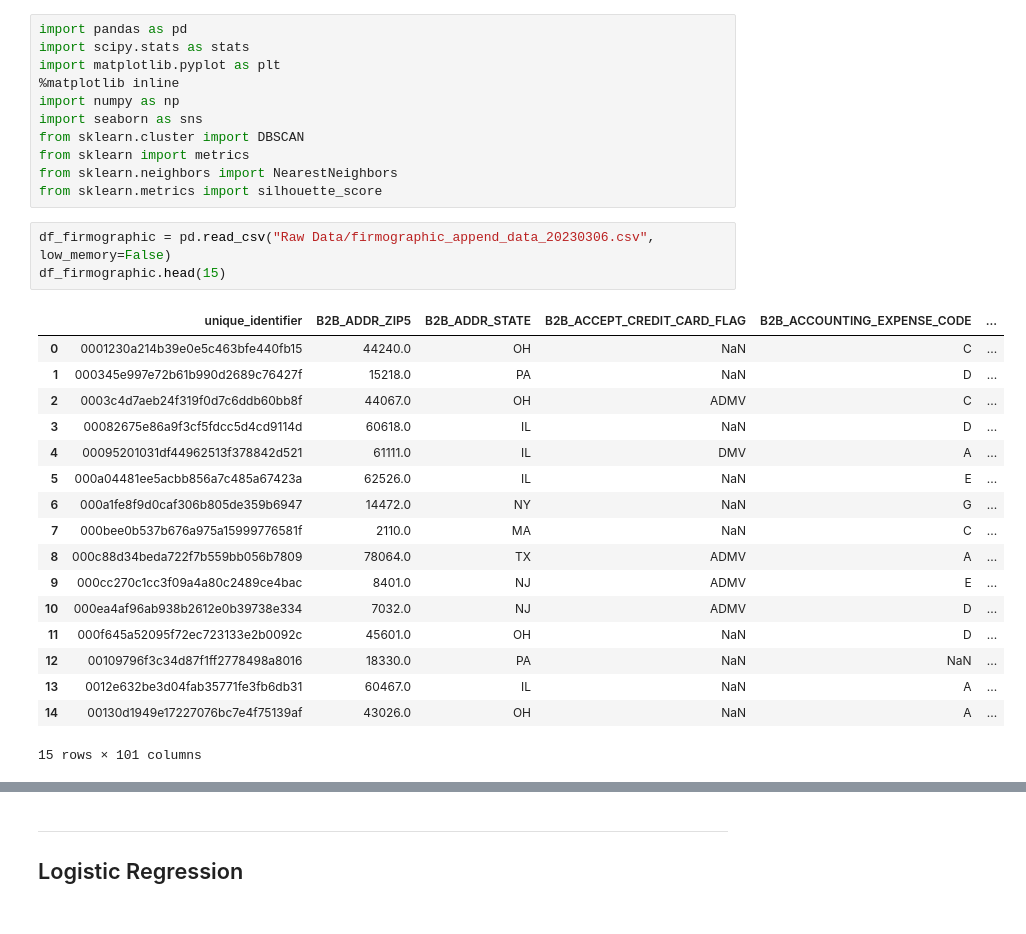
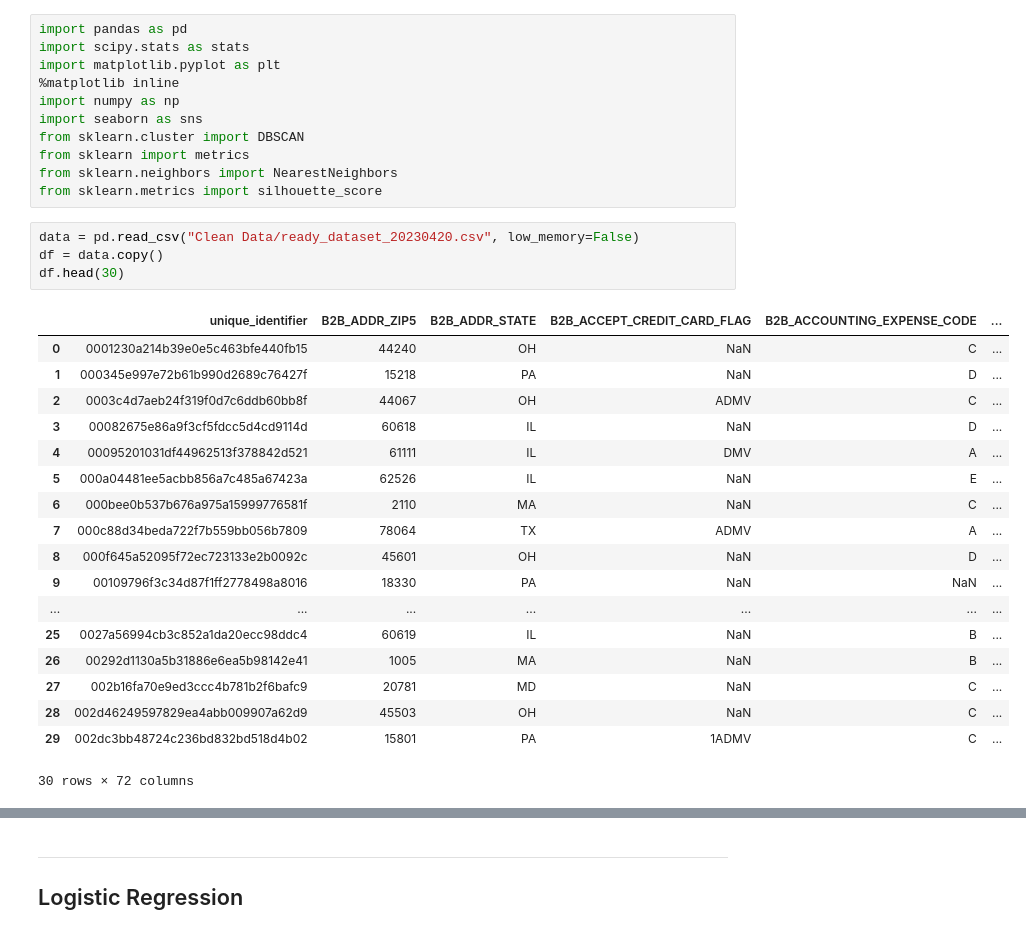
Before and after one commit to ritou344/Data-Project, a Jupyter notebook: TEST_Supervised Modelling.ipynb, the cells around one changed output, grey strips where cells are left out. Cells and saved outputs as stored; diff of their text form.

```diff
--- a/TEST_Supervised Modelling.ipynb
+++ b/TEST_Supervised Modelling.ipynb
@@ -48,23 +48,25 @@ from sklearn import metrics
 from sklearn.neighbors import NearestNeighbors
 from sklearn.metrics import silhouette_score
 # %%
-df_firmographic = pd.read_csv("Raw Data/firmographic_append_data_20230306.csv", low_memory=False)
-df_firmographic.head(15)
+data = pd.read_csv("Clean Data/ready_dataset_20230420.csv", low_memory=False)
+df = data.copy()
+df.head(30)
 # %% [output]
 |  | unique_identifier | B2B_ADDR_ZIP5 | B2B_ADDR_STATE | B2B_ACCEPT_CREDIT_CARD_FLAG | B2B_ACCOUNTING_EXPENSE_CODE | ... |
-| 0 | 0001230a214b39e0e5c463bfe440fb15 | 44240.0 | OH | NaN | C | ... |
-| 1 | 000345e997e72b61b990d2689c76427f | 15218.0 | PA | NaN | D | ... |
-| 2 | 0003c4d7aeb24f319f0d7c6ddb60bb8f | 44067.0 | OH | ADMV | C | ... |
-| 3 | 00082675e86a9f3cf5fdcc5d4cd9114d | 60618.0 | IL | NaN | D | ... |
-| 4 | 00095201031df44962513f378842d521 | 61111.0 | IL | DMV | A | ... |
-| 5 | 000a04481ee5acbb856a7c485a67423a | 62526.0 | IL | NaN | E | ... |
-| 6 | 000a1fe8f9d0caf306b805de359b6947 | 14472.0 | NY | NaN | G | ... |
-| 7 | 000bee0b537b676a975a15999776581f | 2110.0 | MA | NaN | C | ... |
-| 8 | 000c88d34beda722f7b559bb056b7809 | 78064.0 | TX | ADMV | A | ... |
-| 9 | 000cc270c1cc3f09a4a80c2489ce4bac | 8401.0 | NJ | ADMV | E | ... |
-| 10 | 000ea4af96ab938b2612e0b39738e334 | 7032.0 | NJ | ADMV | D | ... |
-| 11 | 000f645a52095f72ec723133e2b0092c | 45601.0 | OH | NaN | D | ... |
-| 12 | 00109796f3c34d87f1ff2778498a8016 | 18330.0 | PA | NaN | NaN | ... |
-| 13 | 0012e632be3d04fab35771fe3fb6db31 | 60467.0 | IL | NaN | A | ... |
-| 14 | 00130d1949e17227076bc7e4f75139af | 43026.0 | OH | NaN | A | ... |
+| 0 | 0001230a214b39e0e5c463bfe440fb15 | 44240 | OH | NaN | C | ... |
+| 1 | 000345e997e72b61b990d2689c76427f | 15218 | PA | NaN | D | ... |
+| 2 | 0003c4d7aeb24f319f0d7c6ddb60bb8f | 44067 | OH | ADMV | C | ... |
+| 3 | 00082675e86a9f3cf5fdcc5d4cd9114d | 60618 | IL | NaN | D | ... |
+| 4 | 00095201031df44962513f378842d521 | 61111 | IL | DMV | A | ... |
+| 5 | 000a04481ee5acbb856a7c485a67423a | 62526 | IL | NaN | E | ... |
+| 6 | 000bee0b537b676a975a15999776581f | 2110 | MA | NaN | C | ... |
+| 7 | 000c88d34beda722f7b559bb056b7809 | 78064 | TX | ADMV | A | ... |
+| 8 | 000f645a52095f72ec723133e2b0092c | 45601 | OH | NaN | D | ... |
+| 9 | 00109796f3c34d87f1ff2778498a8016 | 18330 | PA | NaN | NaN | ... |
+| ... | ... | ... | ... | ... | ... | ... |
+| 25 | 0027a56994cb3c852a1da20ecc98ddc4 | 60619 | IL | NaN | B | ... |
+| 26 | 00292d1130a5b31886e6ea5b98142e41 | 1005 | MA | NaN | B | ... |
+| 27 | 002b16fa70e9ed3ccc4b781b2f6bafc9 | 20781 | MD | NaN | C | ... |
+| 28 | 002d46249597829ea4abb009907a62d9 | 45503 | OH | NaN | C | ... |
+| 29 | 002dc3bb48724c236bd832bd518d4b02 | 15801 | PA | 1ADMV | C | ... |
-15 rows × 101 columns
+30 rows × 72 columns
```
Also changed, not shown: parts of 50 cells of this notebook.
